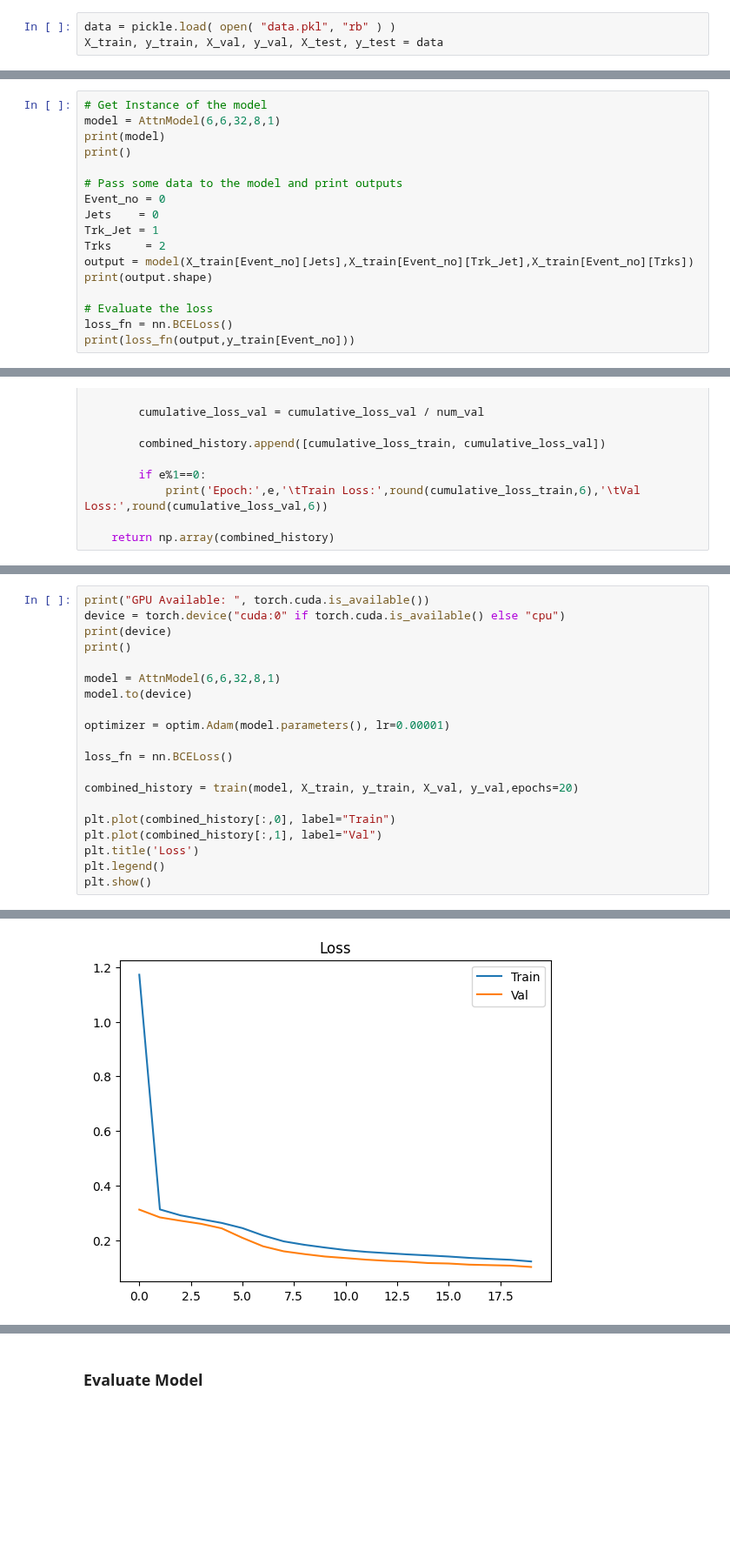
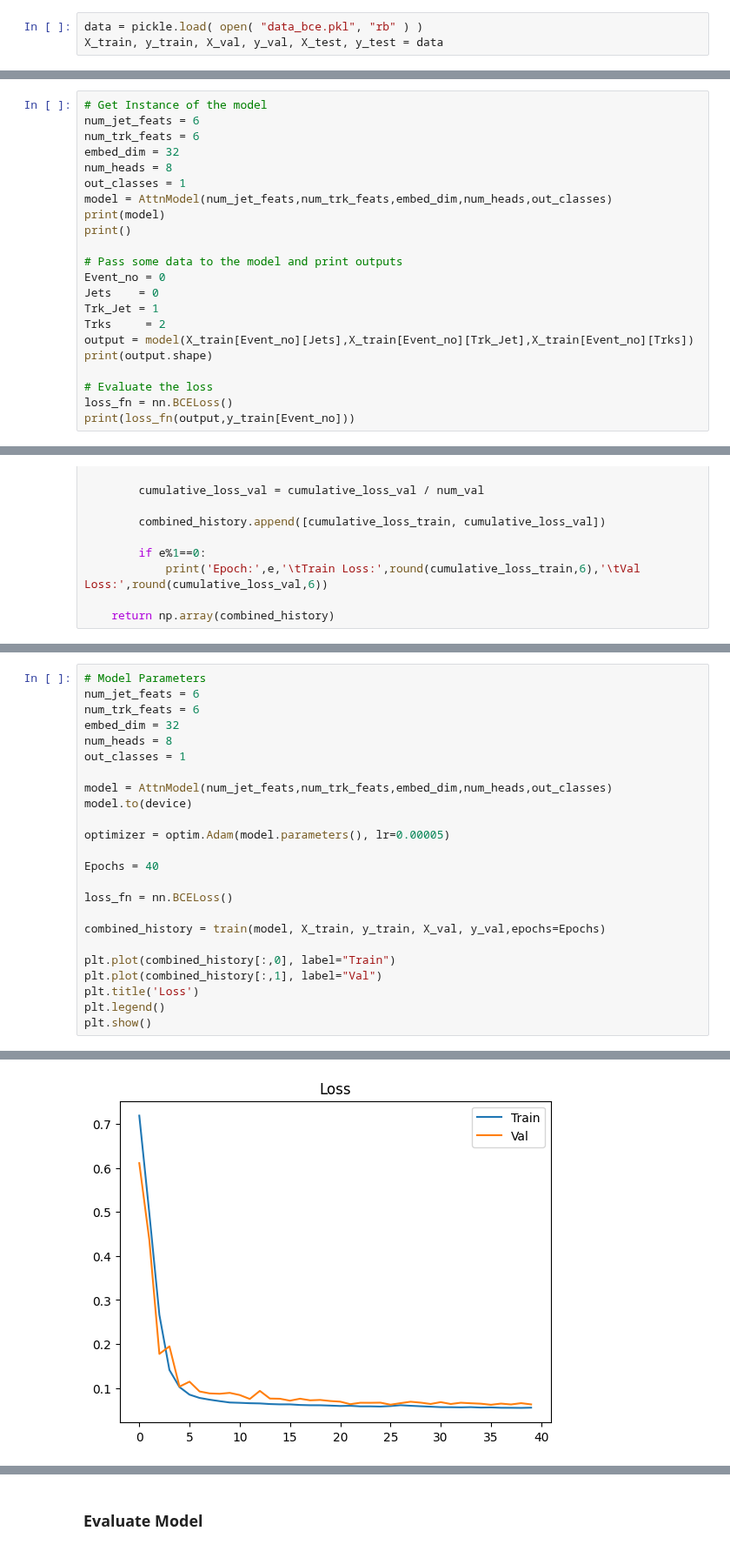
Before and after one commit to LukeV37/Pileup_Project, a Jupyter notebook: models/Jet_Attention_Model_BCE.ipynb, the cells around one changed output, grey strips where cells are left out. Shown at 87% size. Drawn from its saved outputs; the diff is of its cells as text; blank space fills up the shorter version.

Commit message:
AttnJVT w/tracks results + norm inputs

```diff
--- a/models/Jet_Attention_Model_BCE.ipynb
+++ b/models/Jet_Attention_Model_BCE.ipynb
@@ -23,3 +21,3 @@ import torch.optim as optim
 # %%
-data = pickle.load( open( "data.pkl", "rb" ) )
+data = pickle.load( open( "data_bce.pkl", "rb" ) )
 X_train, y_train, X_val, y_val, X_test, y_test = data
@@ -111,7 +120,12 @@ class AttnModel(nn.Module):
         return output
 # %%
 # Get Instance of the model
-model = AttnModel(6,6,32,8,1)
+num_jet_feats = 6
+num_trk_feats = 6
+embed_dim = 32
+num_heads = 8
+out_classes = 1
+model = AttnModel(num_jet_feats,num_trk_feats,embed_dim,num_heads,out_classes)
 print(model)
 print()
 
@@ -193,17 +210,21 @@ def train(model, X_train, y_train, X_val, y_val, epochs=40):
 # %%
-print("GPU Available: ", torch.cuda.is_available())
-device = torch.device("cuda:0" if torch.cuda.is_available() else "cpu")
-print(device)
-print()
+# Model Parameters
+num_jet_feats = 6
+num_trk_feats = 6
+embed_dim = 32
+num_heads = 8
+out_classes = 1
 
-model = AttnModel(6,6,32,8,1)
+model = AttnModel(num_jet_feats,num_trk_feats,embed_dim,num_heads,out_classes)
 model.to(device)
 
-optimizer = optim.Adam(model.parameters(), lr=0.00001)
+optimizer = optim.Adam(model.parameters(), lr=0.00005)
+
+Epochs = 40
 
 loss_fn = nn.BCELoss()
 
-combined_history = train(model, X_train, y_train, X_val, y_val,epochs=20)
+combined_history = train(model, X_train, y_train, X_val, y_val,epochs=Epochs)
 
 plt.plot(combined_history[:,0], label="Train")
 plt.plot(combined_history[:,1], label="Val")
@@ -231 +252 @@ Epoch: 19       Train Loss: 0.122368    Val Loss: 0.102231
-[figure, old version]
+[figure, new version]
```
Also changed, not shown: parts of 15 cells of this notebook.
